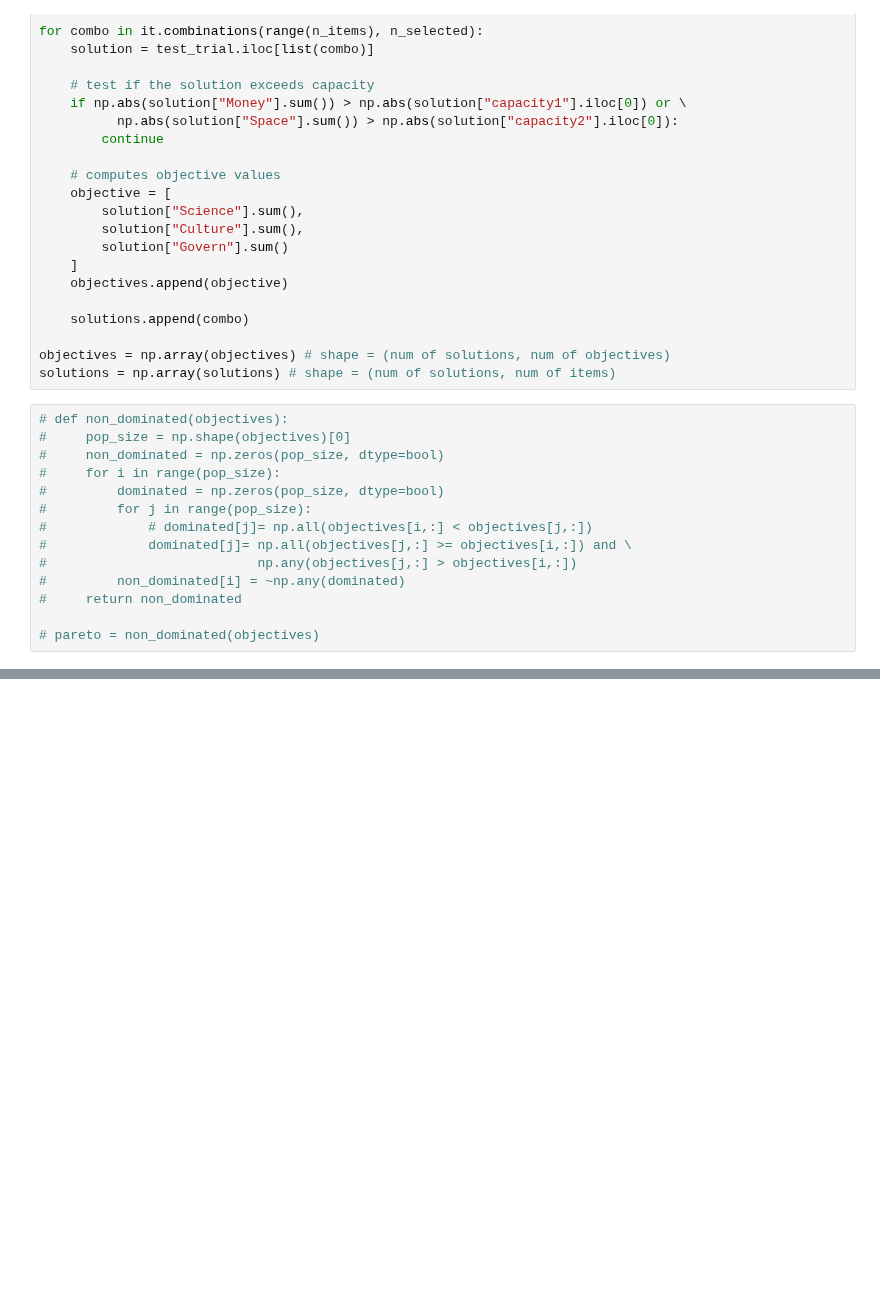
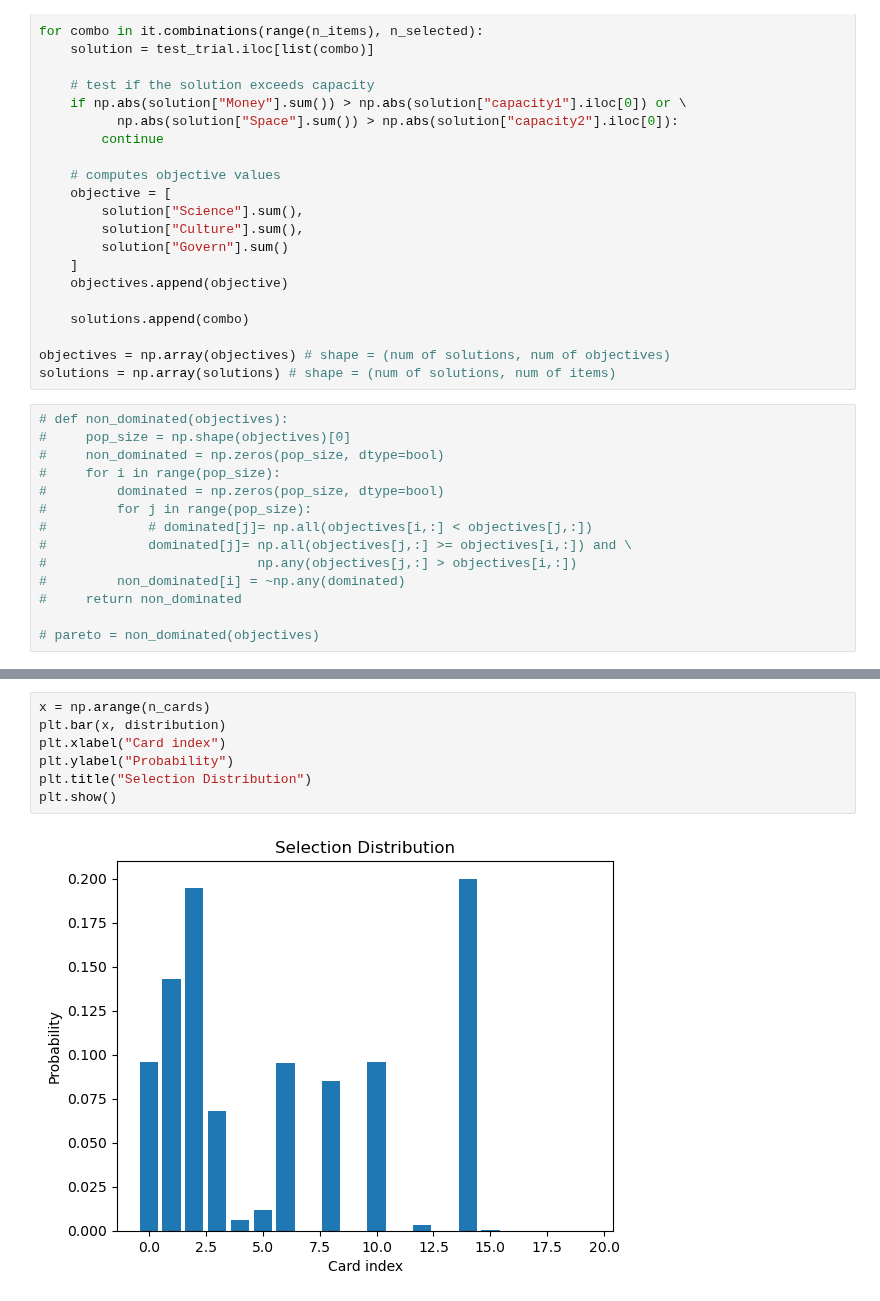
Before and after one commit to rameshsrinivasanuci/multiobjective, a Jupyter notebook: eda_test_case.ipynb, the cells around one changed output, grey strips where cells are left out. Cells and saved outputs as stored; diff of their text form; blank space fills up the shorter version.

```diff
--- a/eda_test_case.ipynb
+++ b/eda_test_case.ipynb
@@ -185,0 +419,9 @@ Pareto front size: 4819
+# %%
+x = np.arange(n_cards)
+plt.bar(x, distribution)
+plt.xlabel("Card index")
+plt.ylabel("Probability")
+plt.title("Selection Distribution")
+plt.show()
+# %% [output]
+[figure, added]
```
Also changed, not shown: parts of 20 cells of this notebook.
